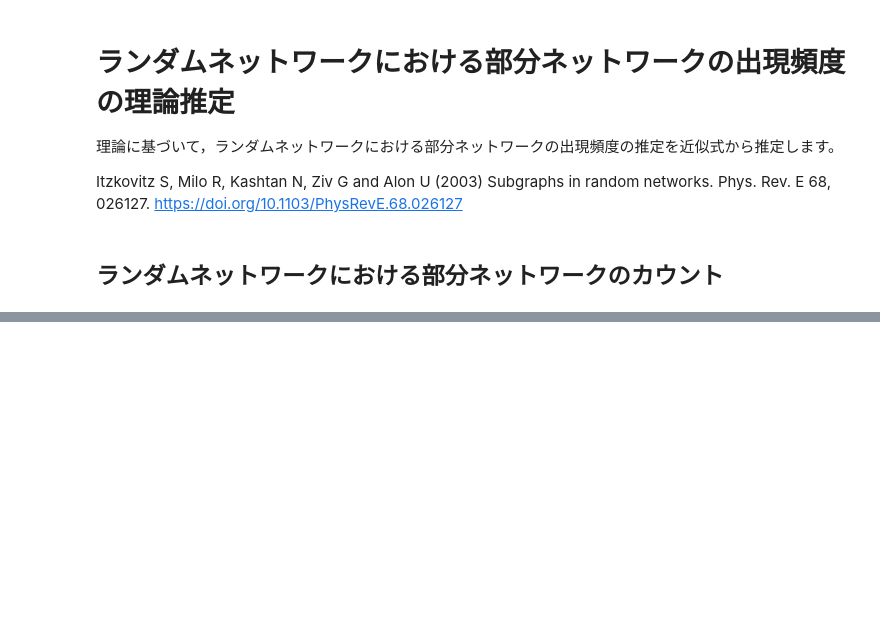
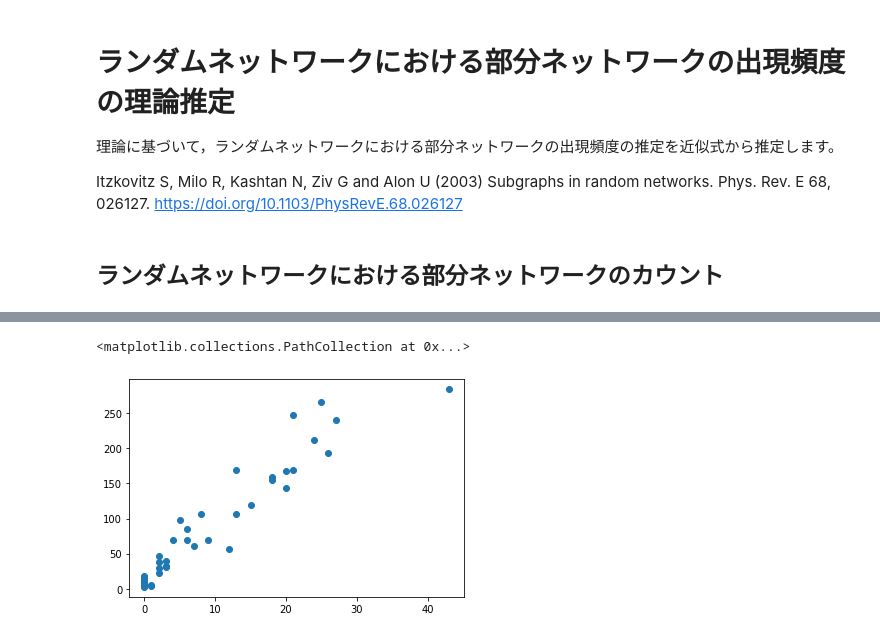
Before and after one commit to monofo/network-analysis-in-biology_python, a Jupyter notebook: network_motifs/subgraphs_random_networks.ipynb, the cells around one changed output, grey strips where cells are left out. Saved outputs shown, nothing was run; the diff lists cells and outputs as text; code cells hidden in the pictures; blank space fills up the shorter version.

```diff
--- a/network_motifs/subgraphs_random_networks.ipynb
+++ b/network_motifs/subgraphs_random_networks.ipynb
@@ -34,0 +57,5 @@ AttributeError: module 'igraph' has no attribute 'Static_Power_Law'
+# %%
+plt.scatter(nb_fbl_real, nb_fbl_theory,)
+# %% [output]
+<matplotlib.collections.PathCollection at 0x...>
+[figure, added]
```
Also changed, not shown: parts of 6 cells of this notebook.
